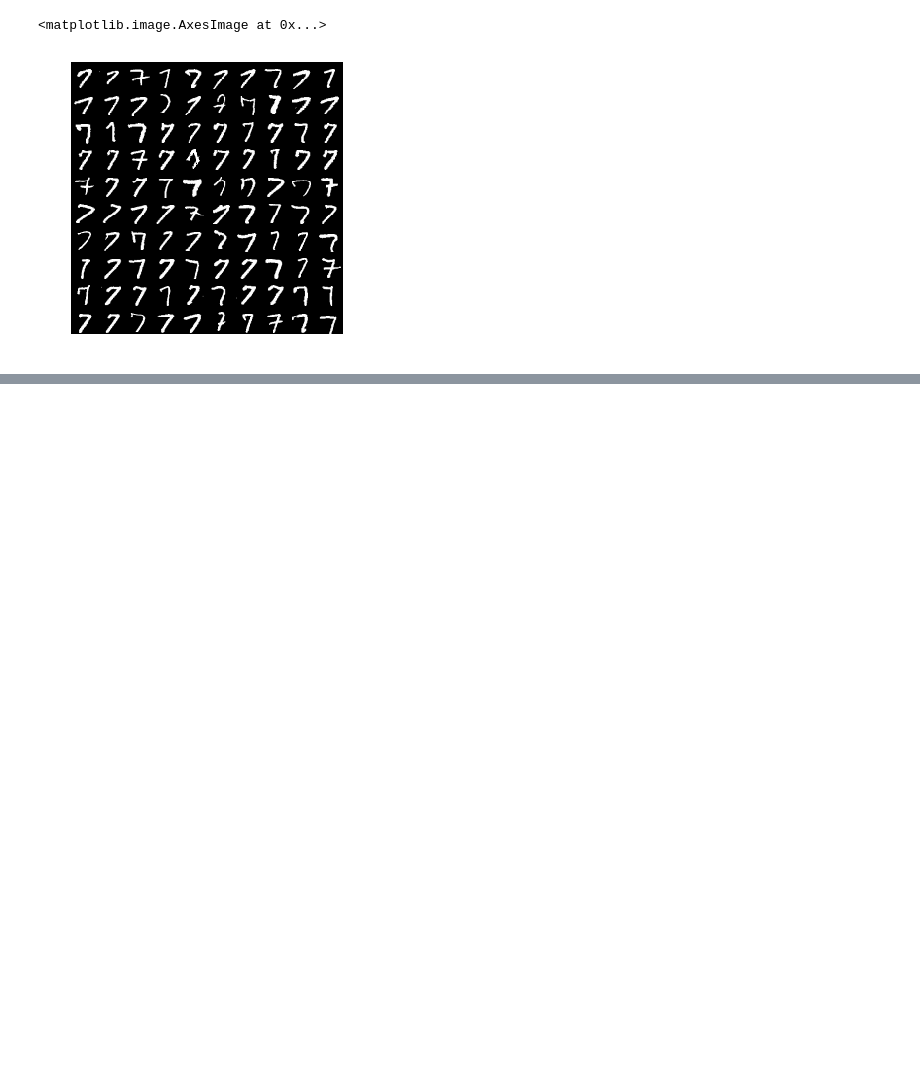
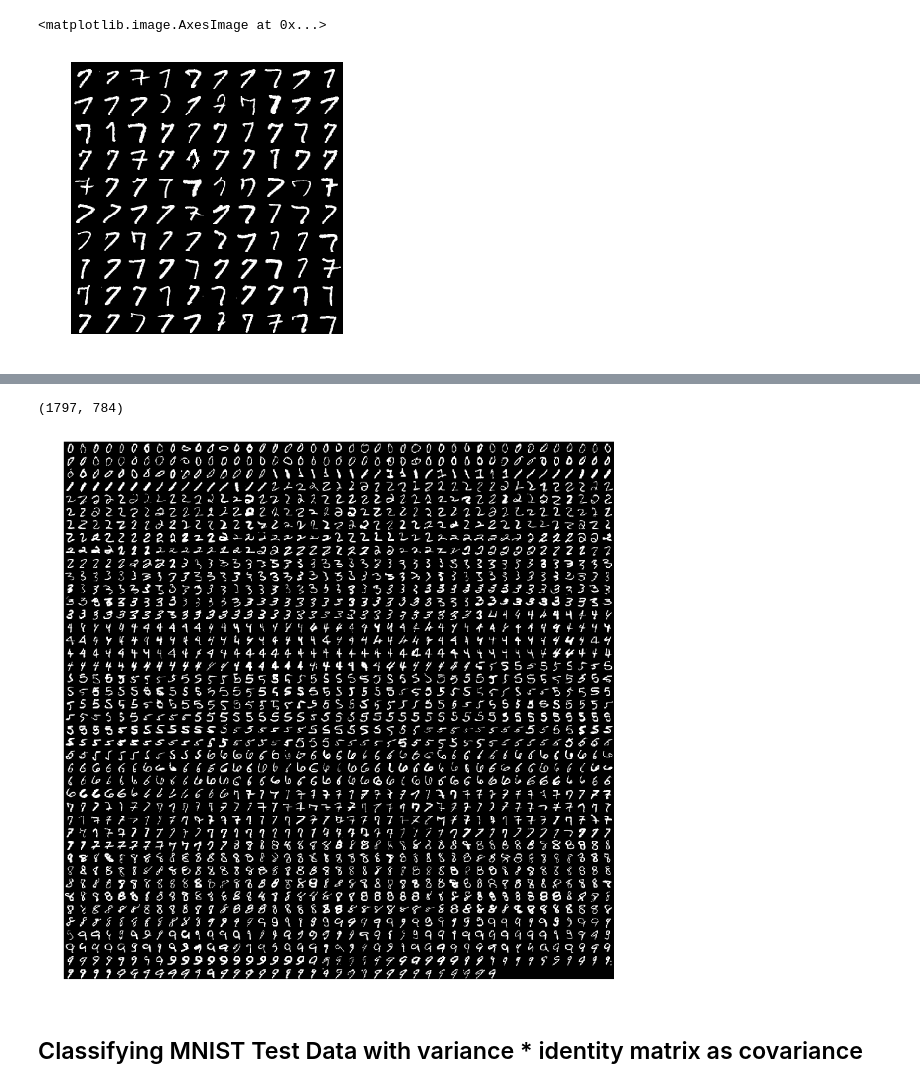
Before and after one commit to mlhhu2017/identifyDigit, a Jupyter notebook: cornelius/gaussian_classifier.ipynb, the cells around one changed output, grey strips where cells are left out. Drawn from its saved outputs; the diff is of its cells as text; code cells hidden in the pictures; blank space fills up the shorter version.

```diff
--- a/cornelius/gaussian_classifier.ipynb
+++ b/cornelius/gaussian_classifier.ipynb
@@ -223,0 +101,10 @@ Loss Var2: 0.3517
+# %%
+# show wrong classified numbers
+wrong_id = find_wrong(testX, testY, result_id)
+mu.show_nums(wrong_id)
+print(wrong_id.shape)
+# %% [output]
+(1797, 784)
+[figure, added]
+# %% [markdown]
+## Classifying MNIST Test Data with variance * identity matrix as covariance
```
Also changed, not shown: parts of 50 cells of this notebook.
